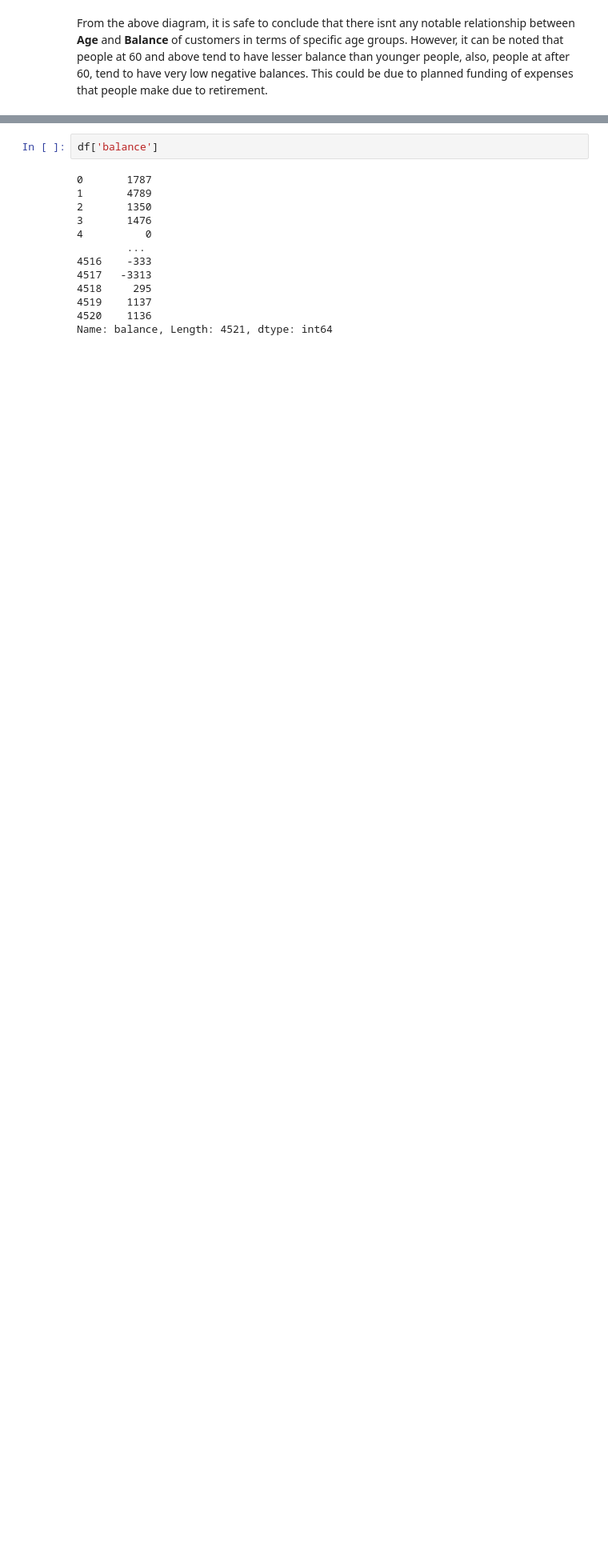
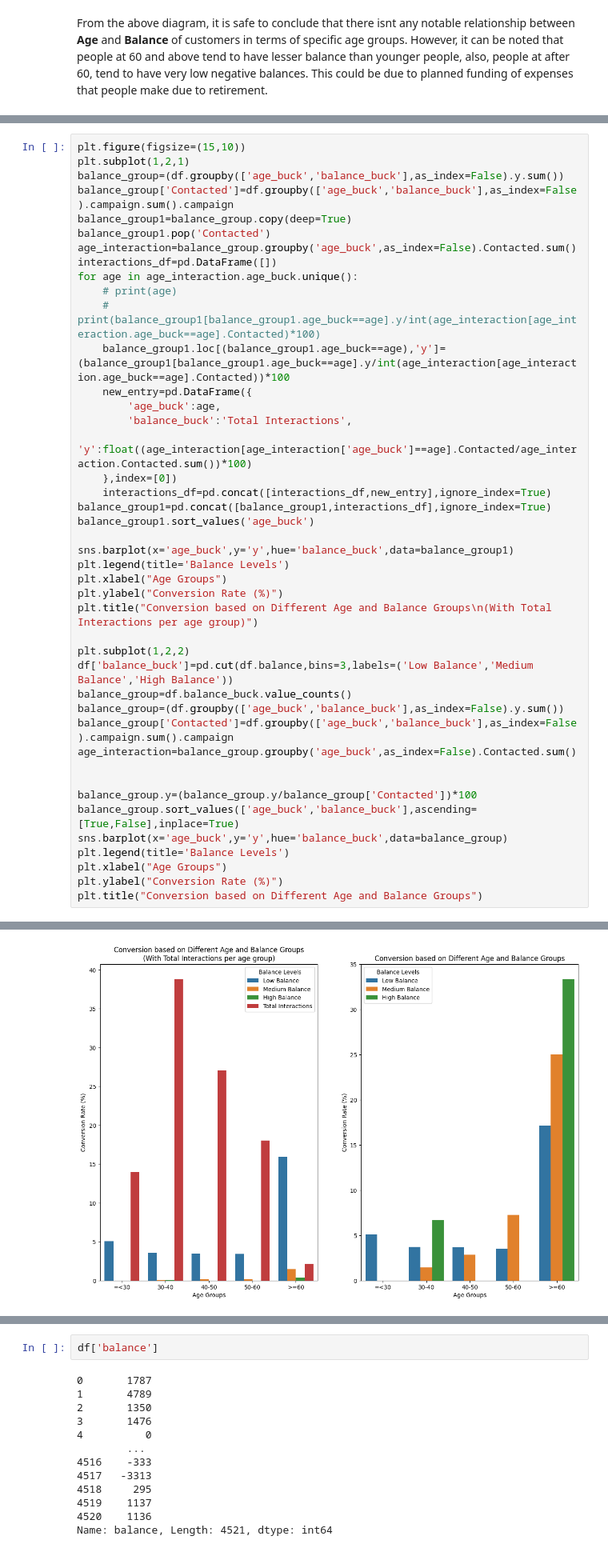
Before and after one commit to noorraghib12/BlockStakML-Raghib-Noor, a Jupyter notebook: BLOCK_STAK_ML.ipynb, the cells around one changed output, grey strips where cells are left out. Shown: that part at 80% size. Drawn from its saved outputs; the diff is of its cells as text; blank space fills up the shorter version.

```diff
--- a/BLOCK_STAK_ML.ipynb
+++ b/BLOCK_STAK_ML.ipynb
@@ -156,0 +189,44 @@ From the above diagram, it is safe to conclude that there isnt any notable relat
+# %%
+plt.figure(figsize=(15,10))
+plt.subplot(1,2,1)
+balance_group=(df.groupby(['age_buck','balance_buck'],as_index=False).y.sum())
+balance_group['Contacted']=df.groupby(['age_buck','balance_buck'],as_index=False).campaign.sum().campaign
+balance_group1=balance_group.copy(deep=True)
+balance_group1.pop('Contacted')
+age_interaction=balance_group.groupby('age_buck',as_index=False).Contacted.sum()
+interactions_df=pd.DataFrame([])
+for age in age_interaction.age_buck.unique():
+    # print(age)
+    # print(balance_group1[balance_group1.age_buck==age].y/int(age_interaction[age_interaction.age_buck==age].Contacted)*100)
+    balance_group1.loc[(balance_group1.age_buck==age),'y']=(balance_group1[balance_group1.age_buck==age].y/int(age_interaction[age_interaction.age_buck==age].Contacted))*100
+    new_entry=pd.DataFrame({
+        'age_buck':age,
+        'balance_buck':'Total Interactions',
+        'y':float((age_interaction[age_interaction['age_buck']==age].Contacted/age_interaction.Contacted.sum())*100)
+    },index=[0])
+    interactions_df=pd.concat([interactions_df,new_entry],ignore_index=True)
+balance_group1=pd.concat([balance_group1,interactions_df],ignore_index=True)
+balance_group1.sort_values('age_buck')
+
+sns.barplot(x='age_buck',y='y',hue='balance_buck',data=balance_group1)
+plt.legend(title='Balance Levels')
+plt.xlabel("Age Groups")
+plt.ylabel("Conversion Rate (%)")
+plt.title("Conversion based on Different Age and Balance Groups\n(With Total Interactions per age group)")
+
+plt.subplot(1,2,2)
+df['balance_buck']=pd.cut(df.balance,bins=3,labels=('Low Balance','Medium Balance','High Balance'))
+balance_group=df.balance_buck.value_counts()
+balance_group=(df.groupby(['age_buck','balance_buck'],as_index=False).y.sum())
+balance_group['Contacted']=df.groupby(['age_buck','balance_buck'],as_index=False).campaign.sum().campaign
+age_interaction=balance_group.groupby('age_buck',as_index=False).Contacted.sum()
+
+
+balance_group.y=(balance_group.y/balance_group['Contacted'])*100
+balance_group.sort_values(['age_buck','balance_buck'],ascending=[True,False],inplace=True)
+sns.barplot(x='age_buck',y='y',hue='balance_buck',data=balance_group)
+plt.legend(title='Balance Levels')
+plt.xlabel("Age Groups")
+plt.ylabel("Conversion Rate (%)")
+plt.title("Conversion based on Different Age and Balance Groups")
+# %% [output]
@@ -156,0 +234 @@ From the above diagram, it is safe to conclude that there isnt any notable relat
+[figure, added]
```
Also changed, not shown: parts of 29 cells of this notebook, 1 other file.
